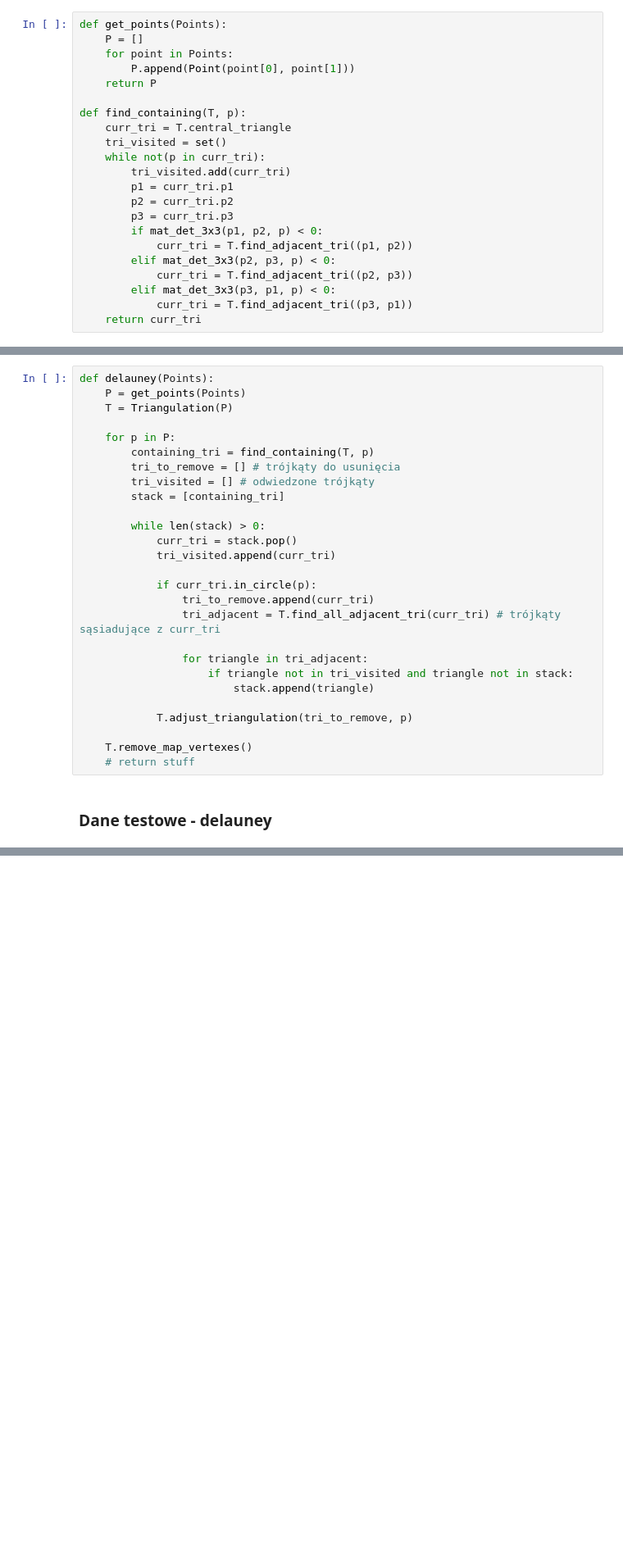
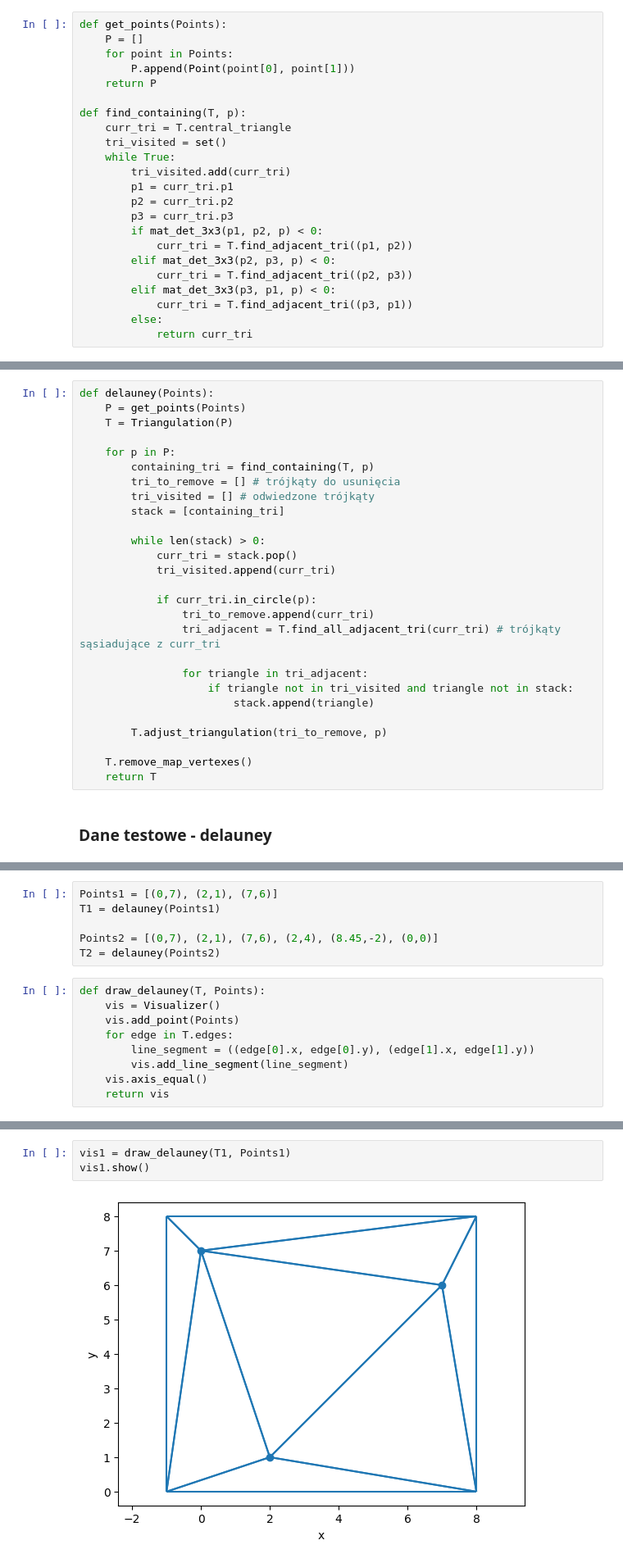
Before and after one commit to ReptilianEye/Voronoi-Diagram, a Jupyter notebook: delaunay.ipynb, the cells around one changed output, grey strips where cells are left out. Shown at 82% size. Cells and saved outputs as stored; diff of their text form; blank space fills up the shorter version.

```diff
--- a/delaunay.ipynb
+++ b/delaunay.ipynb
@@ -214,7 +247,7 @@ def get_points(Points):
 def find_containing(T, p):
     curr_tri = T.central_triangle
     tri_visited = set()
-    while not(p in curr_tri):
+    while True:
         tri_visited.add(curr_tri)
         p1 = curr_tri.p1
         p2 = curr_tri.p2
@@ -225,7 +258,8 @@ def find_containing(T, p):
             curr_tri = T.find_adjacent_tri((p2, p3))
         elif mat_det_3x3(p3, p1, p) < 0:
             curr_tri = T.find_adjacent_tri((p3, p1))
-    return curr_tri
+        else:
+            return curr_tri
 # %% [markdown]
 ### Główna funkcja delauney
 # %%
@@ -251,9 +285,9 @@ def delauney(Points):
                     if triangle not in tri_visited and triangle not in stack:
                         stack.append(triangle)
 
-            T.adjust_triangulation(tri_to_remove, p)
+        T.adjust_triangulation(tri_to_remove, p)
 
     T.remove_map_vertexes()
-    # return stuff
+    return T
 # %% [markdown]
 ### Dane testowe - delauney
@@ -262,0 +294,15 @@ delauney(Points1)
+# %%
+Points1 = [(0,7), (2,1), (7,6)]
+T1 = delauney(Points1)
+
+Points2 = [(0,7), (2,1), (7,6), (2,4), (8.45,-2), (0,0)]
+T2 = delauney(Points2)
+# %%
+def draw_delauney(T, Points):
+    vis = Visualizer()
+    vis.add_point(Points)
+    for edge in T.edges:
+        line_segment = ((edge[0].x, edge[0].y), (edge[1].x, edge[1].y))
+        vis.add_line_segment(line_segment)
+    vis.axis_equal()
+    return vis
@@ -262,0 +311,5 @@ delauney(Points1)
+# %%
+vis1 = draw_delauney(T1, Points1)
+vis1.show()
+# %% [output]
+[figure, added]
```
Also changed, not shown: parts of 8 cells of this notebook.
